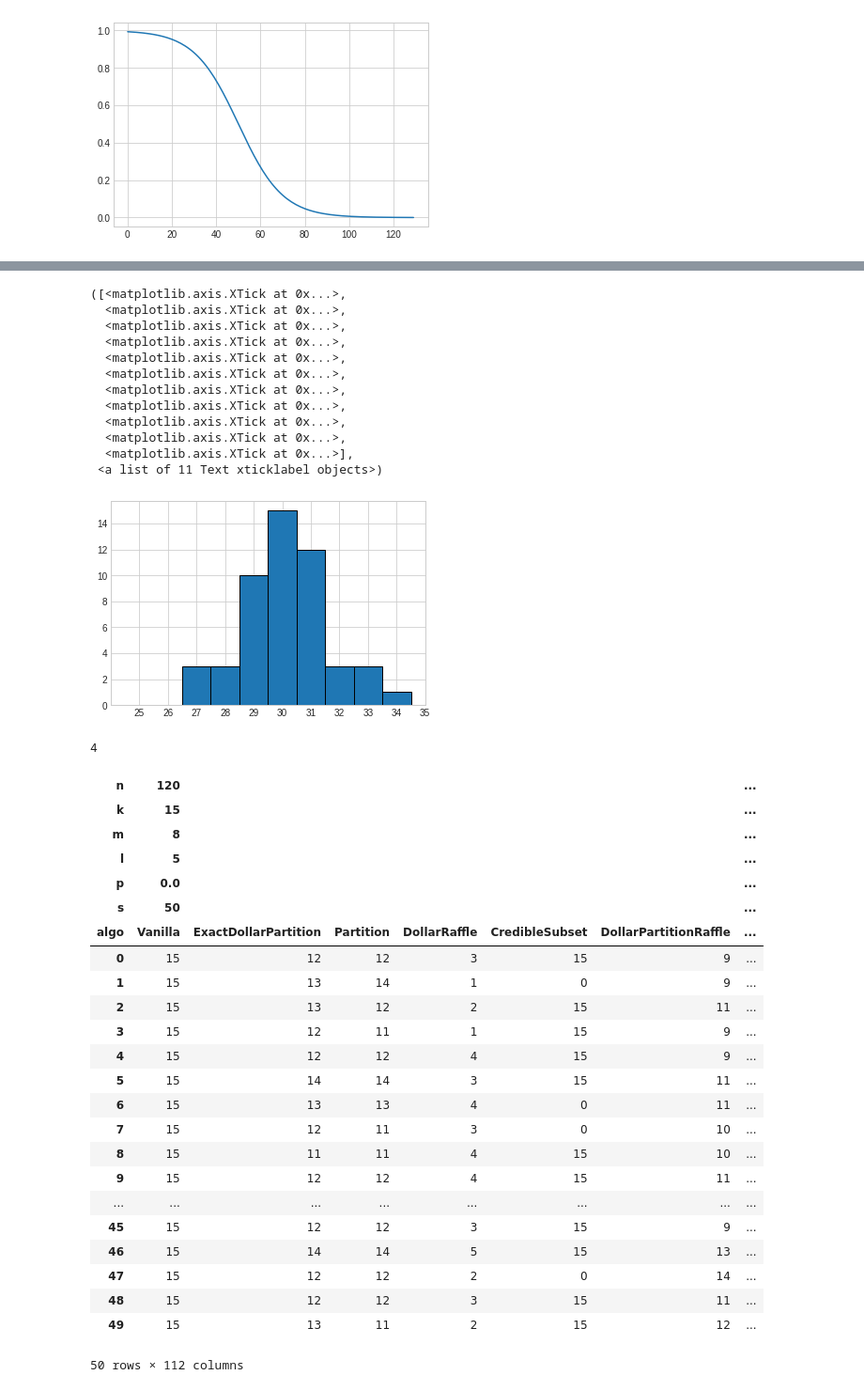
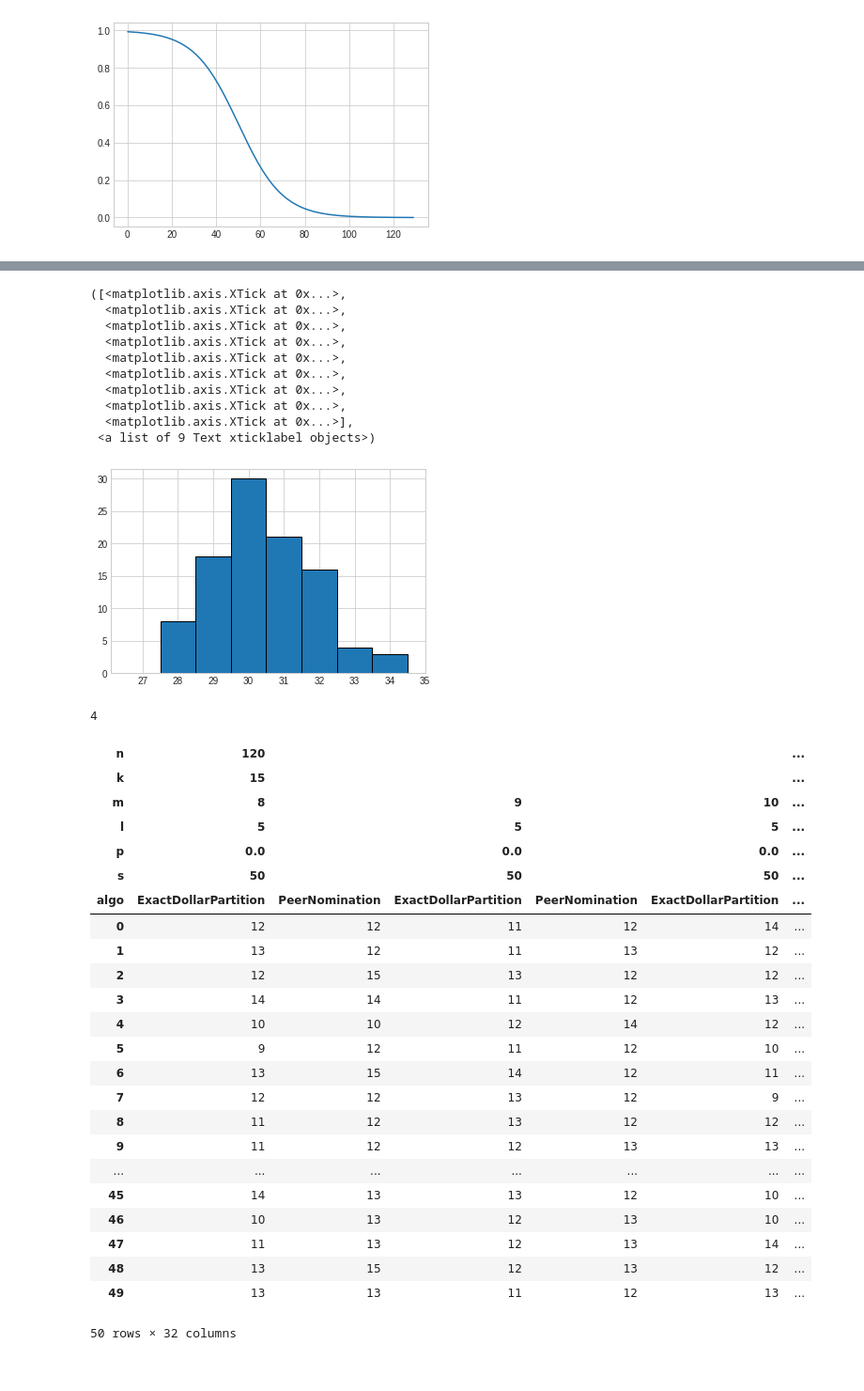
Before and after one commit to szhydkov/PeerNomination, a Jupyter notebook: peerselect/notebooks/stas_testing.ipynb, the cells around one changed output, grey strips where cells are left out. Shown: that part at 94% size. Cells and saved outputs as stored; diff of their text form; code cells hidden in the pictures.

```diff
--- a/peerselect/notebooks/stas_testing.ipynb
+++ b/peerselect/notebooks/stas_testing.ipynb
@@ -160,6 +197,6 @@ NameError: name 'exit' is not defined
 # %%
-plt.hist(pn_sizes[(120,30,11,5,0.0)], bins=np.arange(25, 36), align="left", edgecolor="k")
-plt.xticks(np.arange(25, 36))
+plt.hist(pn_sizes[(120,30,8,4,0.5)], bins=np.arange(27, 36), align="left", edgecolor="k")
+plt.xticks(np.arange(27, 36))
 # %% [output]
 ([<matplotlib.axis.XTick at 0x...>,
   <matplotlib.axis.XTick at 0x...>,
@@ -169,11 +206,9 @@ plt.xticks(np.arange(25, 36))
   <matplotlib.axis.XTick at 0x...>,
   <matplotlib.axis.XTick at 0x...>,
   <matplotlib.axis.XTick at 0x...>,
-  <matplotlib.axis.XTick at 0x...>,
-  <matplotlib.axis.XTick at 0x...>,
   <matplotlib.axis.XTick at 0x...>],
- <a list of 11 Text xticklabel objects>)
+ <a list of 9 Text xticklabel objects>)
-[figure, old version]
+[figure, new version]
 # %%
 len([x for x in pn_sizes[(120,25,10,5,0.0)] if x==27])
 # %% [output]
@@ -184,32 +219,32 @@ v_df.to_pickle("db/v_df1.pkl")
 # %%
 fair_df.to_pickle("db/fair_df1.pkl")
-# %%
-v_df
-# %% [output]
-| n | 120 |  |  |  |  |  | ... |
-| k | 15 |  |  |  |  |  | ... |
-| m | 8 |  |  |  |  |  | ... |
-| l | 5 |  |  |  |  |  | ... |
-| p | 0.0 |  |  |  |  |  | ... |
-| s | 50 |  |  |  |  |  | ... |
-| algo | Vanilla | ExactDollarPartition | Partition | DollarRaffle | CredibleSubset | DollarPartitionRaffle | ... |
-| 0 | 15 | 12 | 12 | 3 | 15 | 9 | ... |
-| 1 | 15 | 13 | 14 | 1 | 0 | 9 | ... |
-| 2 | 15 | 13 | 12 | 2 | 15 | 11 | ... |
-| 3 | 15 | 12 | 11 | 1 | 15 | 9 | ... |
-| 4 | 15 | 12 | 12 | 4 | 15 | 9 | ... |
-| 5 | 15 | 14 | 14 | 3 | 15 | 11 | ... |
-| 6 | 15 | 13 | 13 | 4 | 0 | 11 | ... |
-| 7 | 15 | 12 | 11 | 3 | 0 | 10 | ... |
-| 8 | 15 | 11 | 11 | 4 | 15 | 10 | ... |
-| 9 | 15 | 12 | 12 | 4 | 15 | 11 | ... |
-| ... | ... | ... | ... | ... | ... | ... | ... |
-| 45 | 15 | 12 | 12 | 3 | 15 | 9 | ... |
-| 46 | 15 | 14 | 14 | 5 | 15 | 13 | ... |
-| 47 | 15 | 12 | 12 | 2 | 0 | 14 | ... |
-| 48 | 15 | 12 | 12 | 3 | 15 | 11 | ... |
-| 49 | 15 | 13 | 11 | 2 | 15 | 12 | ... |
-50 rows × 112 columns
+# %%
+fair_df
+# %% [output]
+| n | 120 |  |  |  |  | ... |
+| k | 15 |  |  |  |  | ... |
+| m | 8 |  | 9 |  | 10 | ... |
+| l | 5 |  | 5 |  | 5 | ... |
+| p | 0.0 |  | 0.0 |  | 0.0 | ... |
+| s | 50 |  | 50 |  | 50 | ... |
+| algo | ExactDollarPartition | PeerNomination | ExactDollarPartition | PeerNomination | ExactDollarPartition | ... |
+| 0 | 12 | 12 | 11 | 12 | 14 | ... |
+| 1 | 13 | 12 | 11 | 13 | 12 | ... |
+| 2 | 12 | 15 | 13 | 12 | 12 | ... |
+| 3 | 14 | 14 | 11 | 12 | 13 | ... |
+| 4 | 10 | 10 | 12 | 14 | 12 | ... |
+| 5 | 9 | 12 | 11 | 12 | 10 | ... |
+| 6 | 13 | 15 | 14 | 12 | 11 | ... |
+| 7 | 12 | 12 | 13 | 12 | 9 | ... |
+| 8 | 11 | 12 | 13 | 12 | 12 | ... |
+| 9 | 11 | 12 | 12 | 13 | 13 | ... |
+| ... | ... | ... | ... | ... | ... | ... |
+| 45 | 14 | 13 | 13 | 12 | 10 | ... |
+| 46 | 10 | 13 | 12 | 13 | 10 | ... |
+| 47 | 11 | 13 | 12 | 13 | 14 | ... |
+| 48 | 13 | 15 | 12 | 13 | 12 | ... |
+| 49 | 13 | 13 | 11 | 12 | 13 | ... |
+50 rows × 32 columns
 # %%
 #
 # Takes a slice of the array and generates the graphs etc.
```
Also changed, not shown: parts of 7 cells of this notebook, 5 other files.
